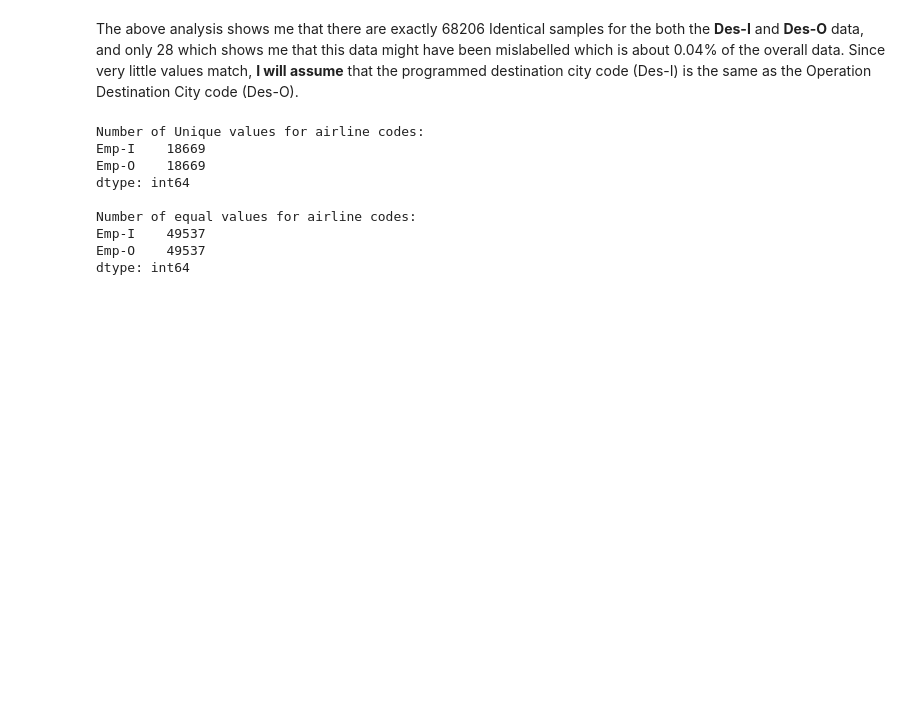
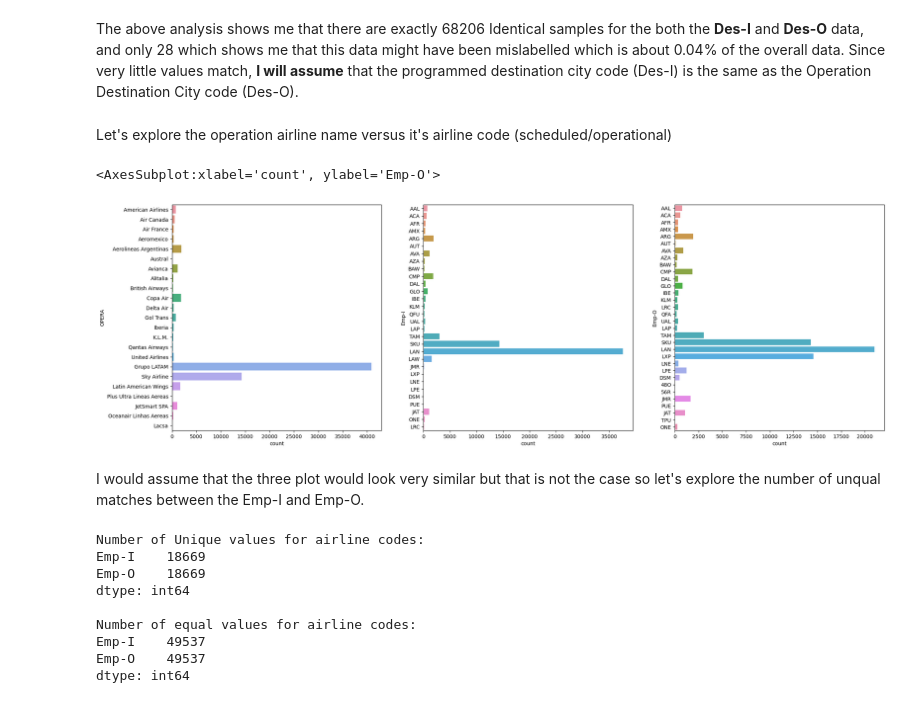
Before and after one commit to kevinmfreire/SCL_delays, a Jupyter notebook: notebook/solution.ipynb, the cells around one changed output. Drawn from its saved outputs; the diff is of its cells as text; code cells hidden in the pictures; blank space fills up the shorter version.

```diff
--- a/notebook/solution.ipynb
+++ b/notebook/solution.ipynb
@@ -214,5 +241,20 @@ Text(0.5, 1.0, 'Comparison between matched and unmatched codes for Des-I and Des
 [figure]
 # %% [markdown]
 The above analysis shows me that there are exactly 68206 Identical samples for the both the **Des-I** and **Des-O** data, and only 28 which shows me that this data might have been mislabelled which is about 0.04% of the overall data.  Since very little values match, **I will assume** that the programmed destination city code (Des-I) is the same as the Operation Destination City code (Des-O).
+# %% [markdown]
+Let's explore the operation airline name versus it's airline code (scheduled/operational)
+# %%
+plt.figure(figsize=(25,8))
+plt.subplot(1, 3, 1)
+sns.countplot(y='OPERA', data=df)
+plt.subplot(1, 3, 2)
+sns.countplot(y='Emp-I', data=df)
+plt.subplot(1, 3, 3)
+sns.countplot(y='Emp-O', data=df)
+# %% [output]
+<AxesSubplot:xlabel='count', ylabel='Emp-O'>
+[figure, added]
+# %% [markdown]
+I would assume that the three plot would look very similar but that is not the case so let's explore the number of unqual matches between the Emp-I and Emp-O.
 # %%
 df_emp = df[['Emp-I', 'Emp-O']]
```
Also changed, not shown: parts of 31 cells of this notebook.
